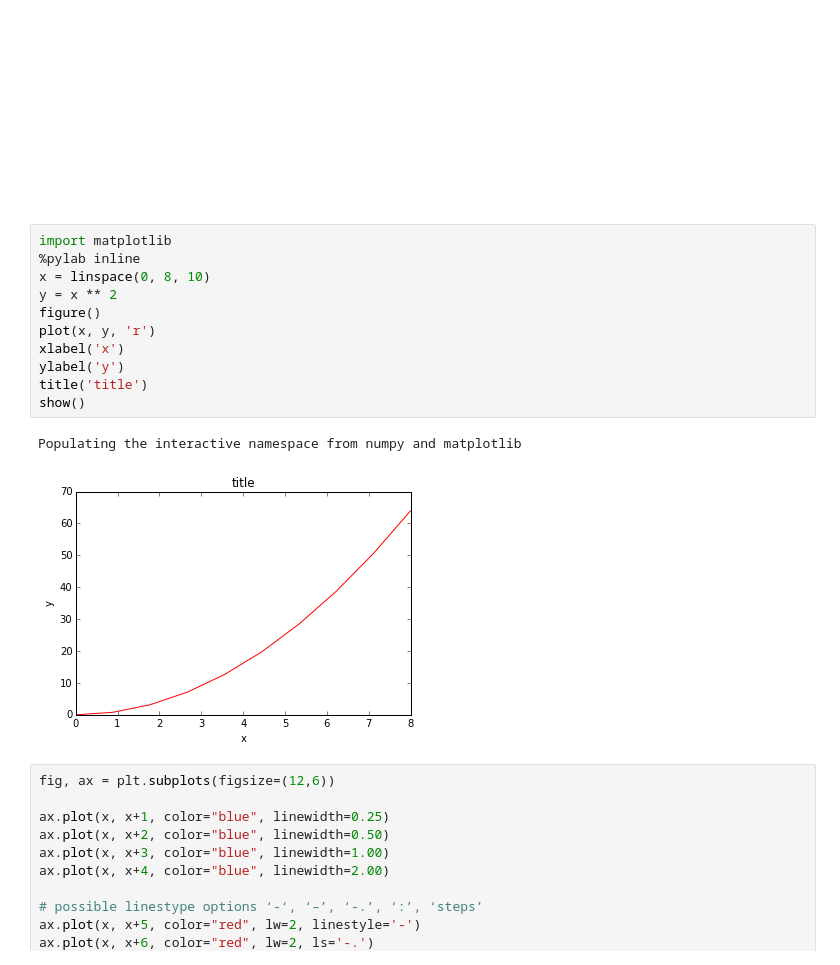
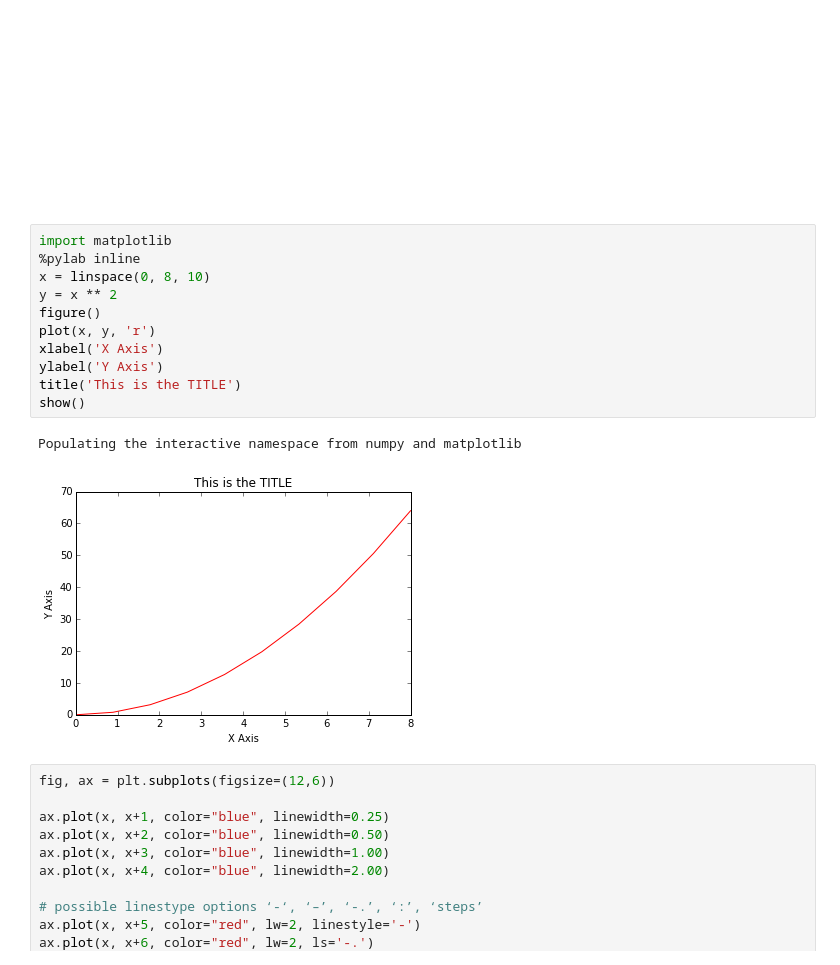
Before and after one commit to words-sdsc/Jupyter_Kepler_Integration, a Jupyter notebook: NBCR Demo.ipynb, the cells around one changed output. Drawn from its saved outputs; the diff is of its cells as text.

```diff
--- a/NBCR Demo.ipynb
+++ b/NBCR Demo.ipynb
@@ -36,17 +35,17 @@ expressions, inline plots and other rich media.</li>
 # %%
 import matplotlib
 %pylab inline
 x = linspace(0, 8, 10)
 y = x ** 2
 figure()
 plot(x, y, 'r')
-xlabel('x')
-ylabel('y')
-title('title')
+xlabel('X Axis')
+ylabel('Y Axis')
+title('This is the TITLE')
 show()
 # %% [output]
 Populating the interactive namespace from numpy and matplotlib
-[figure, old version]
+[figure, new version]
 # %%
 fig, ax = plt.subplots(figsize=(12,6))
 
```
Also changed, not shown: parts of 12 cells of this notebook.
